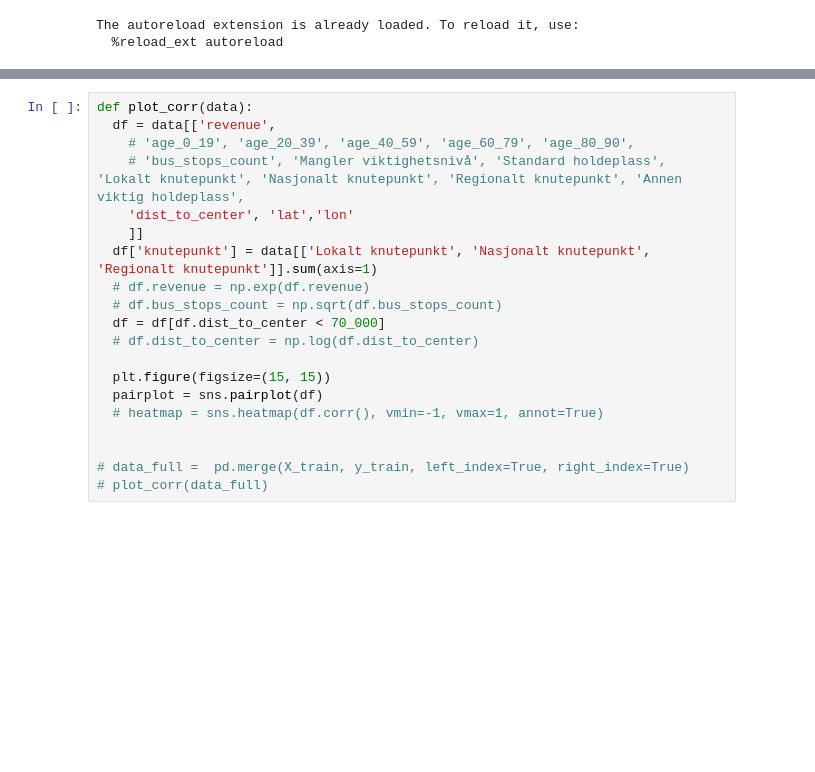
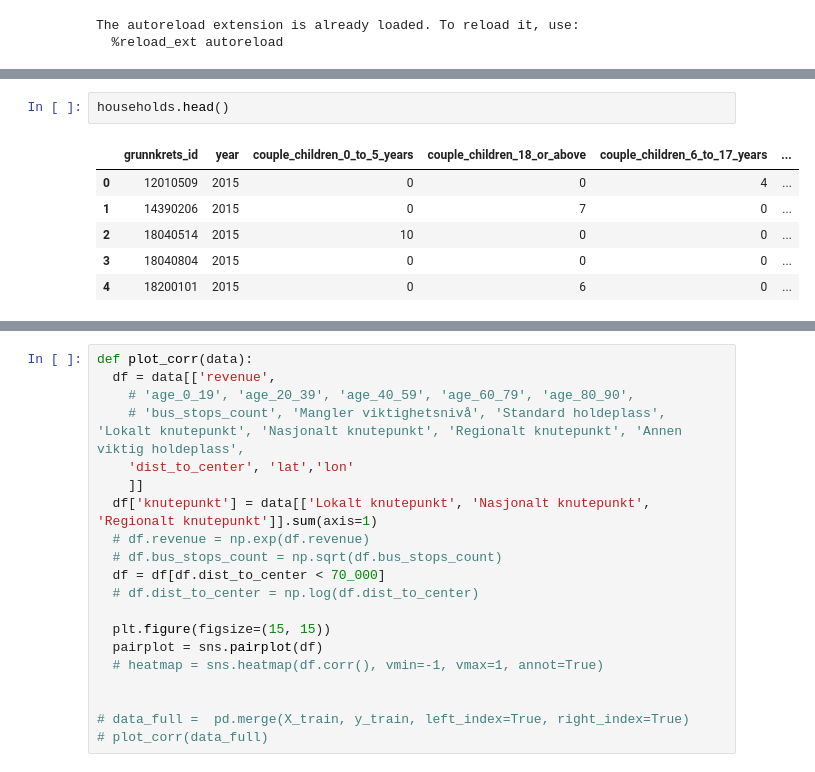
Before and after one commit to kasparpg/maskinprosjekt, a Jupyter notebook: main.ipynb, the cells around one changed output, grey strips where cells are left out. Saved outputs shown, nothing was run; the diff lists cells and outputs as text; blank space fills up the shorter version.

```diff
--- a/main.ipynb
+++ b/main.ipynb
@@ -116,0 +56,9 @@ y = train[label_name]
+# %%
+households.head()
+# %% [output]
+|  | grunnkrets_id | year | couple_children_0_to_5_years | couple_children_18_or_above | couple_children_6_to_17_years | ... |
+| 0 | 12010509 | 2015 | 0 | 0 | 4 | ... |
+| 1 | 14390206 | 2015 | 0 | 7 | 0 | ... |
+| 2 | 18040514 | 2015 | 10 | 0 | 0 | ... |
+| 3 | 18040804 | 2015 | 0 | 0 | 0 | ... |
+| 4 | 18200101 | 2015 | 0 | 6 | 0 | ... |
```
Also changed, not shown: parts of 8 cells of this notebook, 3 other files.
